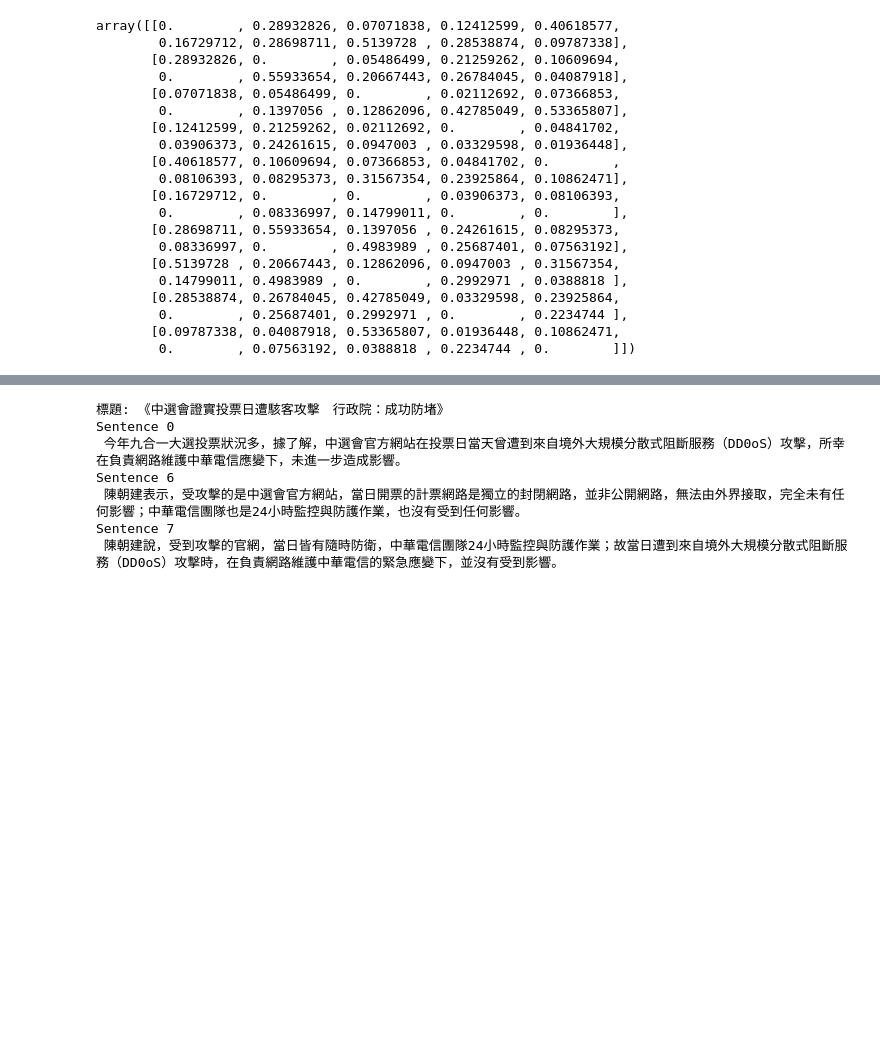
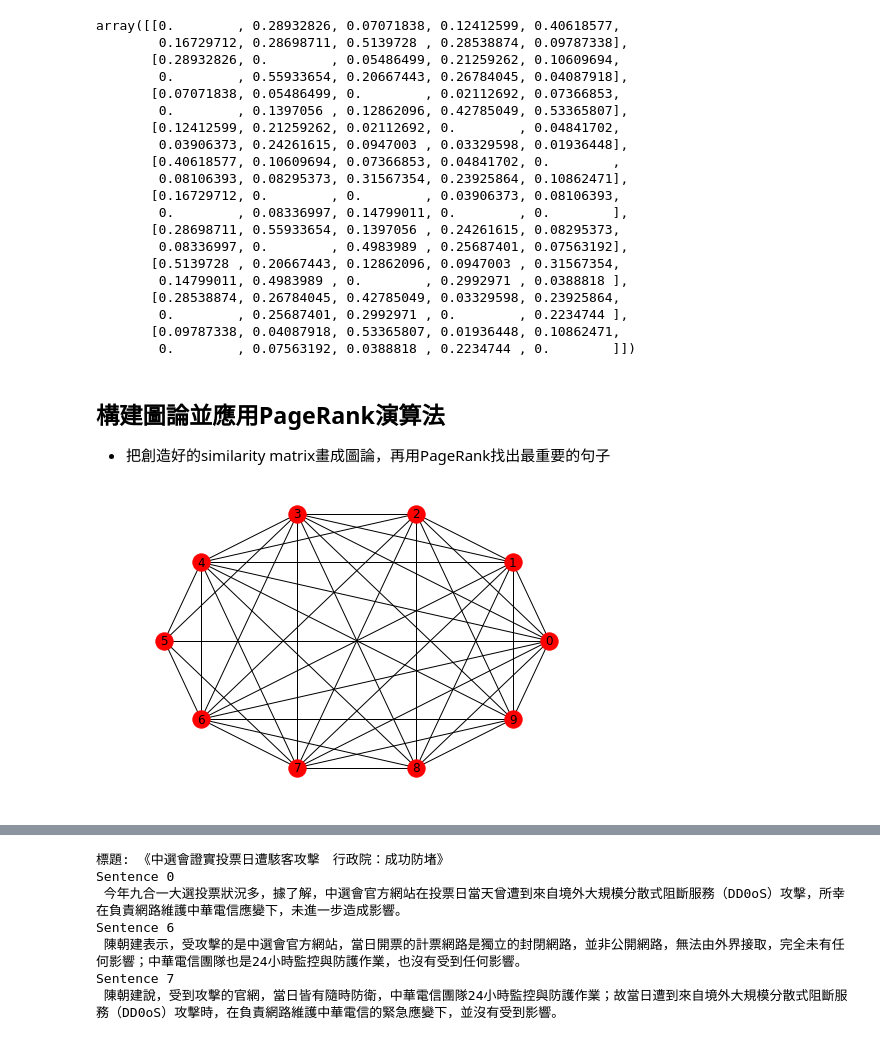
Before and after one commit to 1napcompsci/Automatic-Text-Summarization, a Jupyter notebook: Graph-Based Summarization Demo.ipynb, the cells around one changed output, grey strips where cells are left out. Cells and saved outputs as stored; diff of their text form; code cells hidden in the pictures; blank space fills up the shorter version.

```diff
--- a/Graph-Based Summarization Demo.ipynb
+++ b/Graph-Based Summarization Demo.ipynb
@@ -191,7 +203,12 @@ array([[0.        , 0.28932826, 0.07071838, 0.12412599, 0.40618577,
         0.        , 0.25687401, 0.2992971 , 0.        , 0.2234744 ],
        [0.09787338, 0.04087918, 0.53365807, 0.01936448, 0.10862471,
         0.        , 0.07563192, 0.0388818 , 0.2234744 , 0.        ]])
+# %% [markdown]
+## 構建圖論並應用PageRank演算法
+- 把創造好的similarity matrix畫成圖論，再用PageRank找出最重要的句子
 # %%
-# 把 similarity matrix 變成成圖論（節點代表句子，線段代表相似度），再用 PageRank 演算法找出最重要的句子
+# 把 similarity matrix 變成成圖論（節點代表句子，線段代表相似度）
 nx_graph = nx.from_numpy_array(sim_matrix)
-scores = nx.pagerank(nx_graph)
+nx.draw_circular(nx_graph, with_labels=True)
+# %% [output]
+[figure, added]
```
Also changed, not shown: parts of 11 cells of this notebook.
